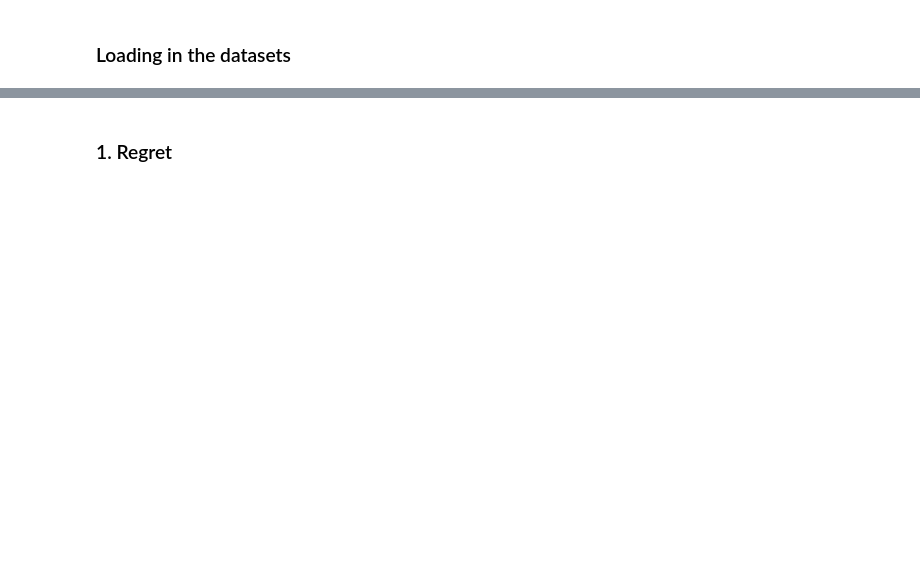
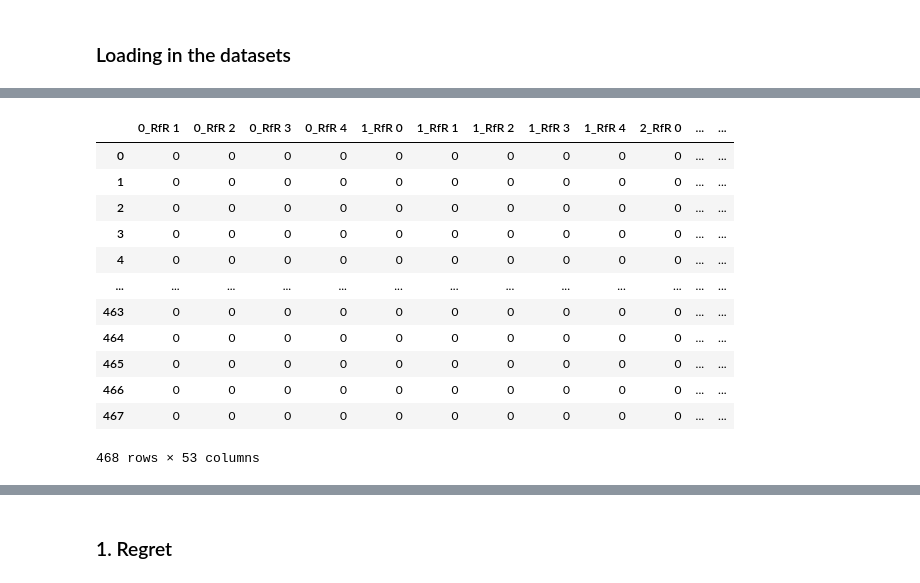
Before and after one commit to yhienz/epa141A_group3, a Jupyter notebook: final_ass_time_changed/Robustness_of_policies.ipynb, the cells around one changed output, grey strips where cells are left out. Cells and saved outputs as stored; diff of their text form; code cells hidden in the pictures; blank space fills up the shorter version.

```diff
--- a/final_ass_time_changed/Robustness_of_policies.ipynb
+++ b/final_ass_time_changed/Robustness_of_policies.ipynb
@@ -137,7 +162,7 @@ Model initialized.
 # %% [markdown]
 ### Loading in the datasets
 # %%
-experiments, outcomes = load_results( 'Week23_reference_case_2000_6.tar.gz')
+experiments, outcomes = load_results('Week25.tar.gz')
 
 df_exp = pd.DataFrame.from_dict(experiments)
 df_out = pd.DataFrame.from_dict(outcomes)
@@ -145,0 +198,17 @@ ReadError: not a gzip file
+# %%
+policies = experiments.iloc[:,21:]
+policies
+# %% [output]
+|  | 0_RfR 1 | 0_RfR 2 | 0_RfR 3 | 0_RfR 4 | 1_RfR 0 | 1_RfR 1 | 1_RfR 2 | 1_RfR 3 | 1_RfR 4 | 2_RfR 0 | ... | ... |
+| 0 | 0 | 0 | 0 | 0 | 0 | 0 | 0 | 0 | 0 | 0 | ... | ... |
+| 1 | 0 | 0 | 0 | 0 | 0 | 0 | 0 | 0 | 0 | 0 | ... | ... |
+| 2 | 0 | 0 | 0 | 0 | 0 | 0 | 0 | 0 | 0 | 0 | ... | ... |
+| 3 | 0 | 0 | 0 | 0 | 0 | 0 | 0 | 0 | 0 | 0 | ... | ... |
+| 4 | 0 | 0 | 0 | 0 | 0 | 0 | 0 | 0 | 0 | 0 | ... | ... |
+| ... | ... | ... | ... | ... | ... | ... | ... | ... | ... | ... | ... | ... |
+| 463 | 0 | 0 | 0 | 0 | 0 | 0 | 0 | 0 | 0 | 0 | ... | ... |
+| 464 | 0 | 0 | 0 | 0 | 0 | 0 | 0 | 0 | 0 | 0 | ... | ... |
+| 465 | 0 | 0 | 0 | 0 | 0 | 0 | 0 | 0 | 0 | 0 | ... | ... |
+| 466 | 0 | 0 | 0 | 0 | 0 | 0 | 0 | 0 | 0 | 0 | ... | ... |
+| 467 | 0 | 0 | 0 | 0 | 0 | 0 | 0 | 0 | 0 | 0 | ... | ... |
+468 rows × 53 columns
```
Also changed, not shown: parts of 9 cells of this notebook, 1 other file.
